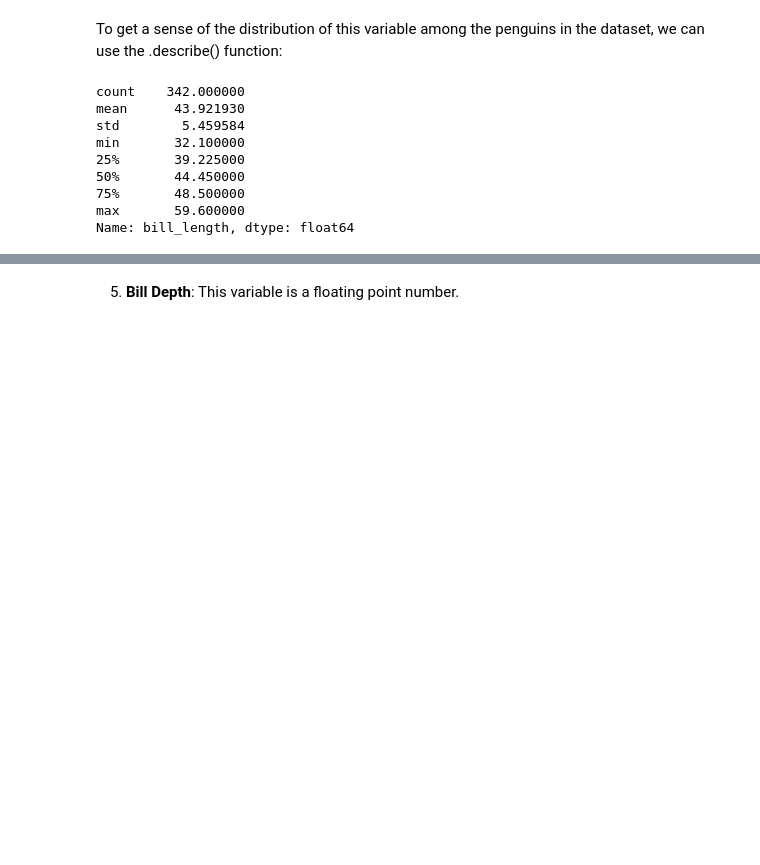
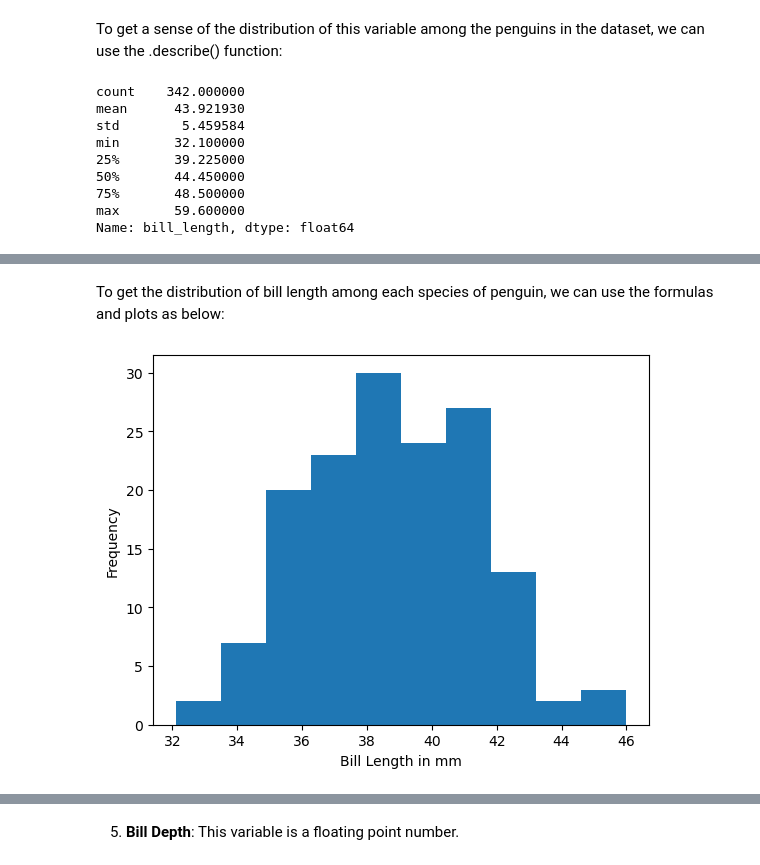
Before and after one commit to jmce22/fund_data, a Jupyter notebook: tasks.ipynb, the cells around one changed output, grey strips where cells are left out. Cells and saved outputs as stored; diff of their text form; code cells hidden in the pictures; blank space fills up the shorter version.

```diff
--- a/tasks.ipynb
+++ b/tasks.ipynb
@@ -291,0 +299,14 @@ Name: bill_length, dtype: float64
+# %% [markdown]
+To get the distribution of bill length among each species of penguin, we can use the formulas and plots as below:
+# %%
+# Adelie
+
+# here the loc function isolates the entries in the species column called 'Adelie'
+adelie_bill_length = df.loc[df['species'] == 'Adelie', 'bill_length']
+
+plt.hist(x = adelie_bill_length, bins = 10)
+plt.xlabel('Bill Length in mm')
+plt.ylabel('Frequency')
+plt.show()
+# %% [output]
+[figure, added]
```
Also changed, not shown: parts of 5 cells of this notebook.
